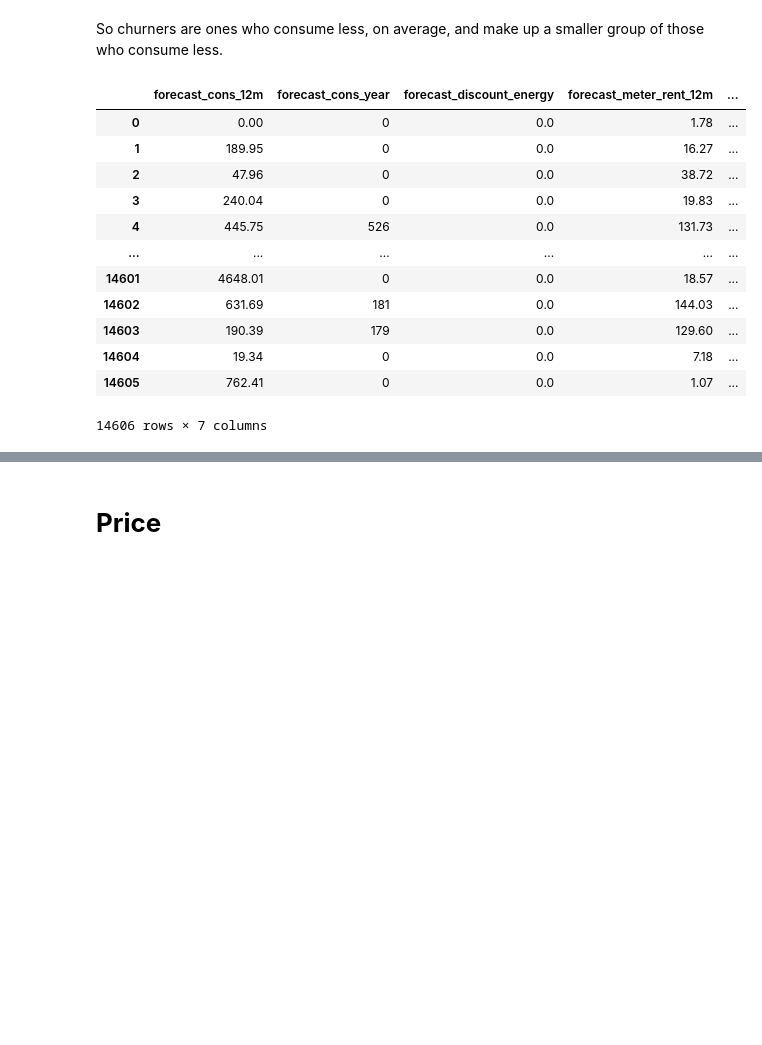
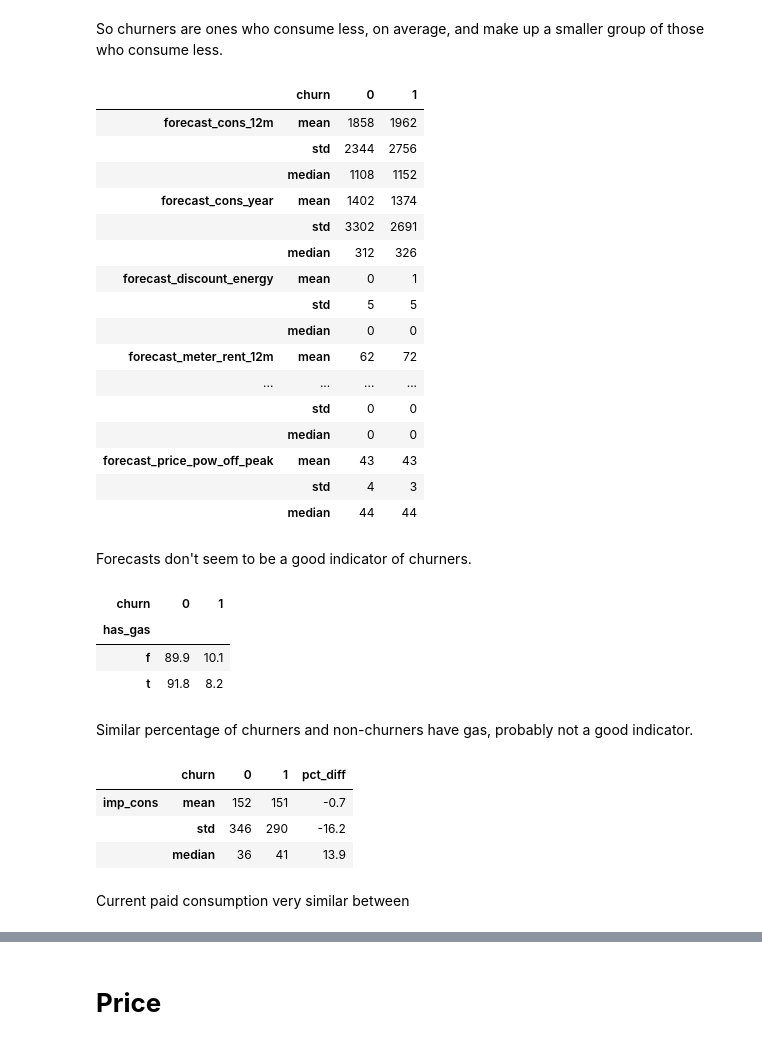
Before and after one commit to bktakacs/Forage-BCG_X-DataScience, a Jupyter notebook: Task 2 - Exploratory Data Analysis/myeda.ipynb, the cells around one changed output, grey strips where cells are left out. Cells and saved outputs as stored; diff of their text form; code cells hidden in the pictures; blank space fills up the shorter version.

```diff
--- a/Task 2 - Exploratory Data Analysis/myeda.ipynb
+++ b/Task 2 - Exploratory Data Analysis/myeda.ipynb
@@ -144,19 +130,48 @@ So churners are ones who consume less, on average, and make up a smaller group o
 # %%
 # Forecast
 
-forc = client.filter(like='forecast')
-forc
+forc = client.filter(like='forecast').join(client.churn)
+forc.groupby('churn').agg(['mean', 'std', 'median']).astype(int).transpose()
 # %% [output]
-|  | forecast_cons_12m | forecast_cons_year | forecast_discount_energy | forecast_meter_rent_12m | ... |
-| 0 | 0.00 | 0 | 0.0 | 1.78 | ... |
-| 1 | 189.95 | 0 | 0.0 | 16.27 | ... |
-| 2 | 47.96 | 0 | 0.0 | 38.72 | ... |
-| 3 | 240.04 | 0 | 0.0 | 19.83 | ... |
-| 4 | 445.75 | 526 | 0.0 | 131.73 | ... |
-| ... | ... | ... | ... | ... | ... |
-| 14601 | 4648.01 | 0 | 0.0 | 18.57 | ... |
-| 14602 | 631.69 | 181 | 0.0 | 144.03 | ... |
-| 14603 | 190.39 | 179 | 0.0 | 129.60 | ... |
-| 14604 | 19.34 | 0 | 0.0 | 7.18 | ... |
-| 14605 | 762.41 | 0 | 0.0 | 1.07 | ... |
+|  | churn | 0 | 1 |
+| forecast_cons_12m | mean | 1858 | 1962 |
+|  | std | 2344 | 2756 |
+|  | median | 1108 | 1152 |
+| forecast_cons_year | mean | 1402 | 1374 |
+|  | std | 3302 | 2691 |
+|  | median | 312 | 326 |
+| forecast_discount_energy | mean | 0 | 1 |
+|  | std | 5 | 5 |
+|  | median | 0 | 0 |
+| forecast_meter_rent_12m | mean | 62 | 72 |
+| ... | ... | ... | ... |
+|  | std | 0 | 0 |
+|  | median | 0 | 0 |
+| forecast_price_pow_off_peak | mean | 43 | 43 |
+|  | std | 4 | 3 |
+|  | median | 44 | 44 |
-14606 rows × 7 columns
+# %% [markdown]
+Forecasts don't seem to be a good indicator of churners.
+# %%
+# Has gas and current paid consumption
+gas = client[['has_gas', 'churn']].groupby(['churn', 'has_gas']).value_counts().unstack(level=0)
+gas = (gas.div(gas.sum(axis=1), axis=0) * 100).round(1)
+gas
+# %% [output]
+| churn | 0 | 1 |
+| has_gas |  |  |
+| f | 89.9 | 10.1 |
+| t | 91.8 | 8.2 |
+# %% [markdown]
+Similar percentage of churners and non-churners have gas, probably not a good indicator.
+# %%
+impcons = client[['imp_cons', 'churn']].groupby('churn').agg(['mean', 'std', 'median']).astype(int).transpose()
+impcons['pct_diff'] = ((impcons[1] - impcons[0]) / impcons[0] * 100).round(1)
+impcons
+# %% [output]
+|  | churn | 0 | 1 | pct_diff |
+| imp_cons | mean | 152 | 151 | -0.7 |
+|  | std | 346 | 290 | -16.2 |
+|  | median | 36 | 41 | 13.9 |
+# %% [markdown]
+Current paid consumption very similar between
```
Also changed, not shown: parts of 25 cells of this notebook.
